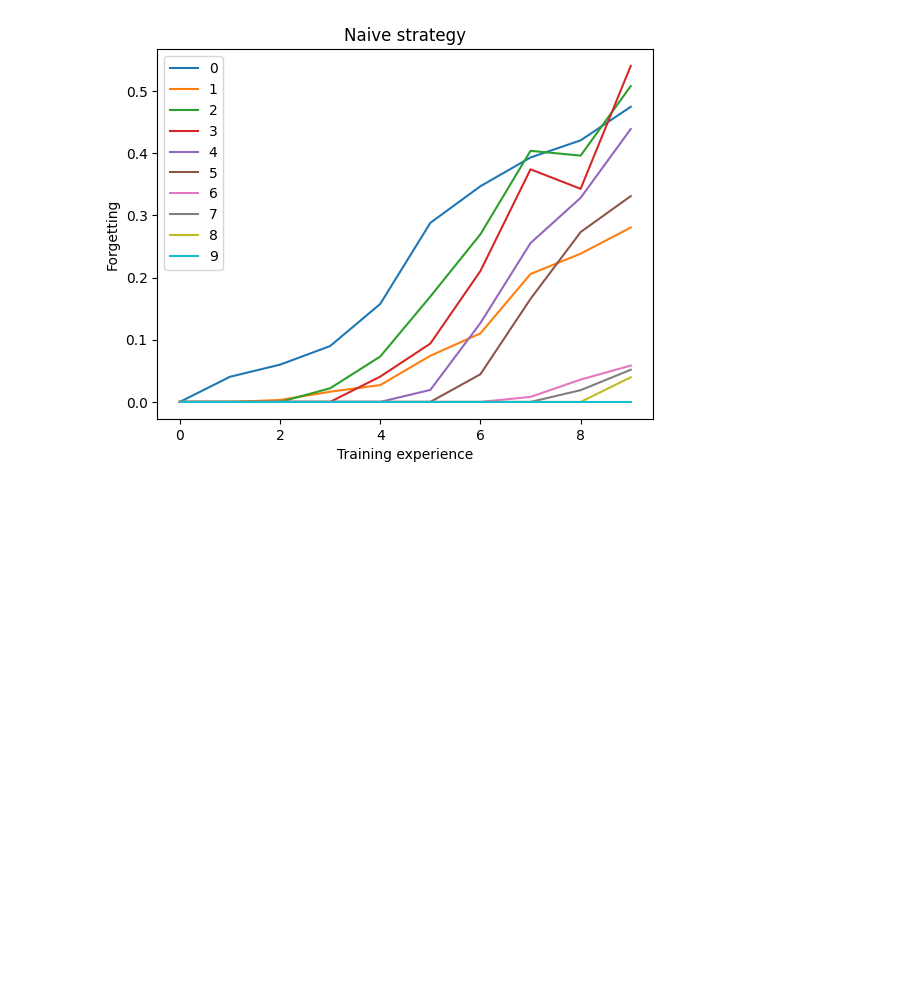
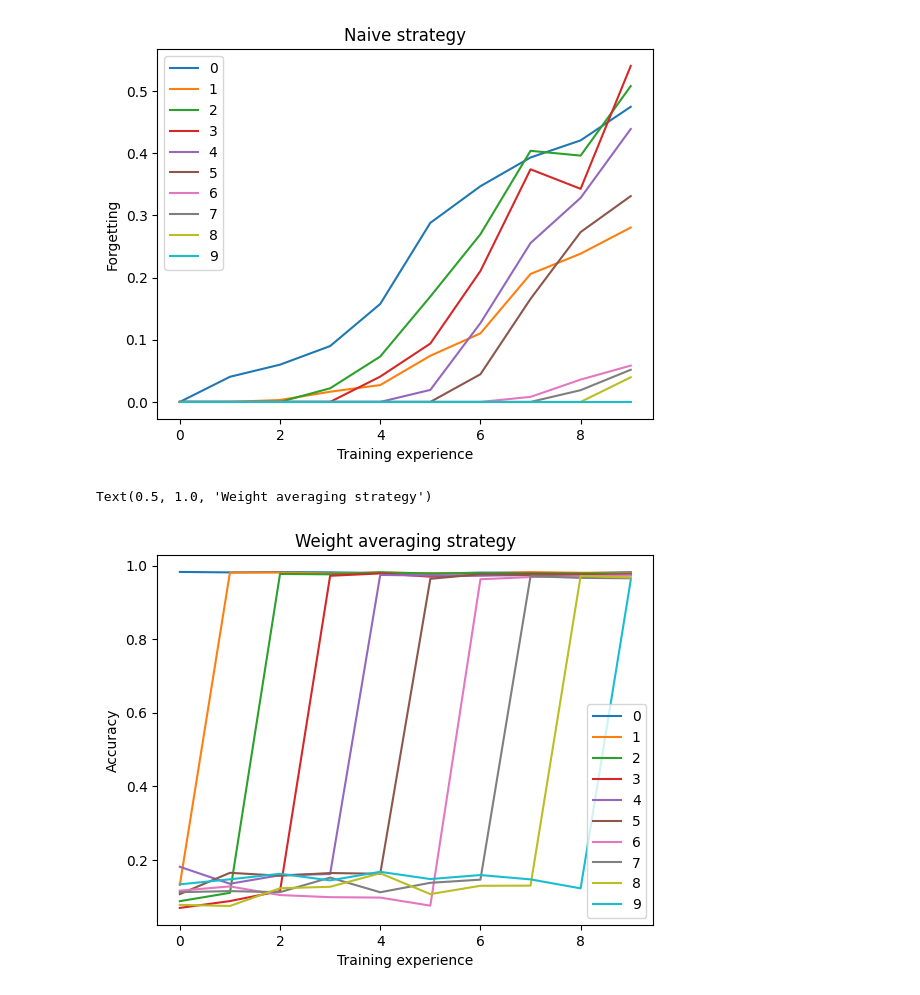
Before and after one commit to nikvogel/WeightAveragingCL, a Jupyter notebook: logs/PlotNotebook.ipynb, the cells around one changed output. Saved outputs shown, nothing was run; the diff lists cells and outputs as text; code cells hidden in the pictures; blank space fills up the shorter version.

Commit message:
Add Permuted MNIST Simple Expermiments

```diff
--- a/logs/PlotNotebook.ipynb
+++ b/logs/PlotNotebook.ipynb
@@ -88,3 +88,16 @@ plt.title('Naive strategy')
 # %% [output]
 Text(0.5, 1.0, 'Naive strategy')
 [figure]
+# %%
+df_cu = pd.read_csv('./p_mnist/cumulative/csv_log*/eval_results.csv')
+# %%
+for eval_e in df_cu['eval_exp'].unique():
+    df_helper = df_cu[df_cu['eval_exp']==eval_e]
+    plt.plot(df_helper['training_exp'], df_helper['eval_accuracy'], label = eval_e)
+plt.legend()
+plt.xlabel('Training experience')
+plt.ylabel('Accuracy')
+plt.title('Cumulative strategy')
+# %% [output]
+Text(0.5, 1.0, 'Weight averaging strategy')
+[figure, added]
```
Also changed, not shown: parts of 6 cells of this notebook, 6 other files.
